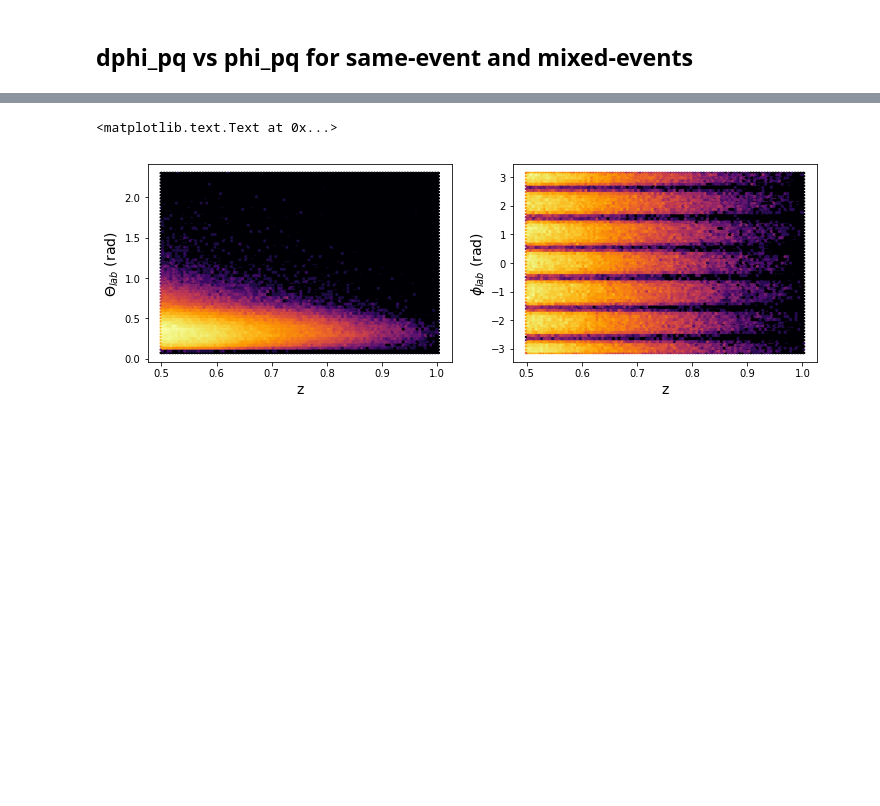
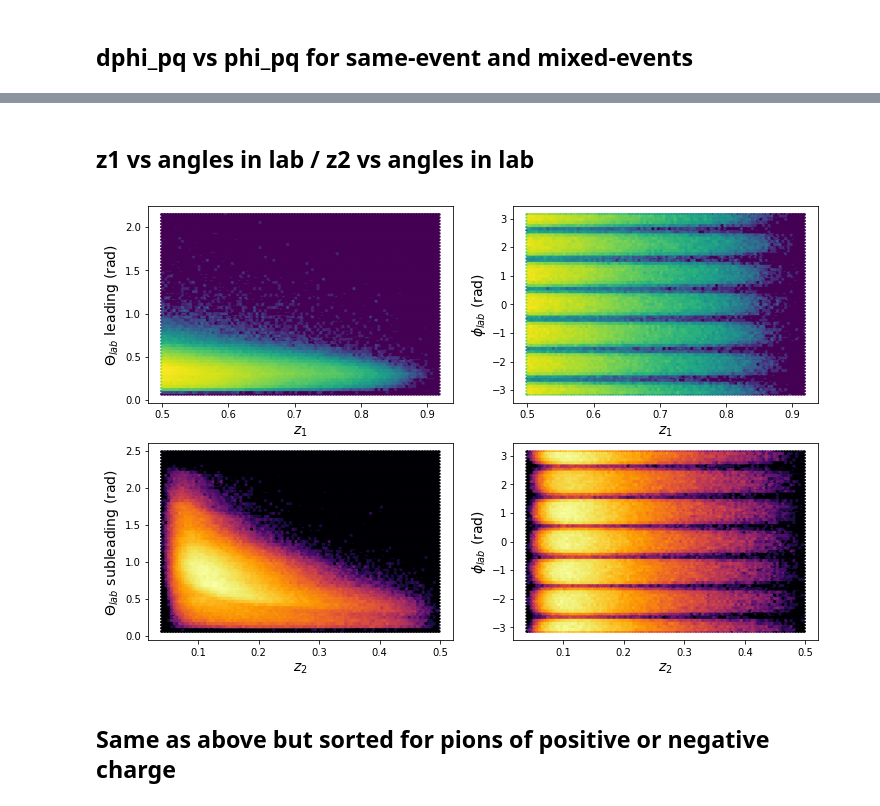
Before and after one commit to miguelignacio/eg2dihadron, a Jupyter notebook: GeneralDistributions.ipynb, the cells around one changed output, grey strips where cells are left out. Saved outputs shown, nothing was run; the diff lists cells and outputs as text; code cells hidden in the pictures; blank space fills up the shorter version.

```diff
--- a/GeneralDistributions.ipynb
+++ b/GeneralDistributions.ipynb
@@ -36,7 +38,7 @@ def getdatainChunks(filename,treename):
 df = {}
 df_trigger = {}
 
-for target in ['Pb']:
+for target in ['Pb','Fe','C']:
     print 'Getting dataframes from target %s'%target
     df[target]=getdatainChunks('Pairs_%s.root'%target, target)
     df['%s_mix'%target] = getdatainChunks('Pairs_%s.root'%target, '%s_mix'%target)
@@ -87,6 +98,11 @@ def applyCutsPair(fullDataframe,name='default'):
     dataframe.eval('z_tot = z+z_asso', inplace=True)
     dataframe.eval('E_asso = z_asso*Nu', inplace=True)
     dataframe.eval('P_asso = sqrt(E_asso*E_asso-0.140*0.140)', inplace=True)
+    dataframe = applyCut(dataframe, 'z_asso<1.0', 'z_asso<1.0')
+    dataframe = applyCut(dataframe, 'z_tot<1.0', 'z_tot<1.0')
+    dataframe = applyCut(dataframe, 'theta_lab_asso<1.0', 'theta_lab_asso<1.0 (rad)')
+    dataframe = applyCut(dataframe, 'theta_lab<1.0', 'theta_lab <1.0 (rad)')
+
     #dataframe = applyCut(dataframe, 'z+z_asso<0.8', 'z+z_asso<0.8')
     return dataframe
 
@@ -507,17 +642,33 @@ plotacceptance(df['Pb'].query('z_asso>0.1'),df['Pb_mix'].query('z_asso>0.1'),tit
+# %% [markdown]
+## z1 vs angles in lab / z2 vs angles in lab
 # %%
 fig = plt.figure( figsize=(12, 8))
 plt.subplot(2,2,1)
-plt.hexbin(df_trigger['Pb_trigger']['z'],df_trigger['Pb_trigger']['theta_lab'], bins='log',cmap='inferno')
-plt.xlabel("z", fontsize=14)
-plt.ylabel("$\Theta_{lab}$ (rad) ", fontsize=14)
+plt.hexbin(df['D']['z'],df['D']['theta_lab'], bins='log',cmap='viridis')
+plt.xlabel("$z_{1}$", fontsize=14)
+plt.ylabel("$\Theta_{lab}$ leading (rad) ", fontsize=14)
 
 plt.subplot(2,2,2)
-plt.hexbin(df_trigger['Pb_trigger']['z'],df_trigger['Pb_trigger']['phi_lab'], bins='log',cmap='inferno')
-plt.xlabel("z", fontsize=14)
+plt.hexbin(df['D']['z'],df['D']['phi_lab'], bins='log',cmap='viridis')
+plt.xlabel("$z_{1}$", fontsize=14)
 plt.ylabel("$\phi_{lab}$ (rad) ", fontsize=14)
+
+plt.subplot(2,2,3)
+plt.hexbin(df['D']['z_asso'],df['D']['theta_lab_asso'], bins='log',cmap='inferno')
+plt.xlabel("$z_2$", fontsize=14)
+plt.ylabel("$\Theta_{lab}$ subleading (rad) ", fontsize=14)
+
+plt.subplot(2,2,4)
+plt.hexbin(df['D']['z_asso'],df['D']['phi_lab_asso'], bins='log',cmap='inferno')
+plt.xlabel("$z_2$", fontsize=14)
+plt.ylabel("$\phi_{lab}$ (rad) ", fontsize=14)
+
+
+plt.savefig('CorrelationAnglesandz1z2.png')
 # %% [output]
-<matplotlib.text.Text at 0x...>
-[figure, old version]
+[figure, new version]
+# %% [markdown]
+## Same as above but sorted for pions of positive or negative charge
 # %%
 fig = plt.figure( figsize=(12, 8))
 plt.subplot(2,2,1)
```
Also changed, not shown: parts of 24 cells of this notebook.
